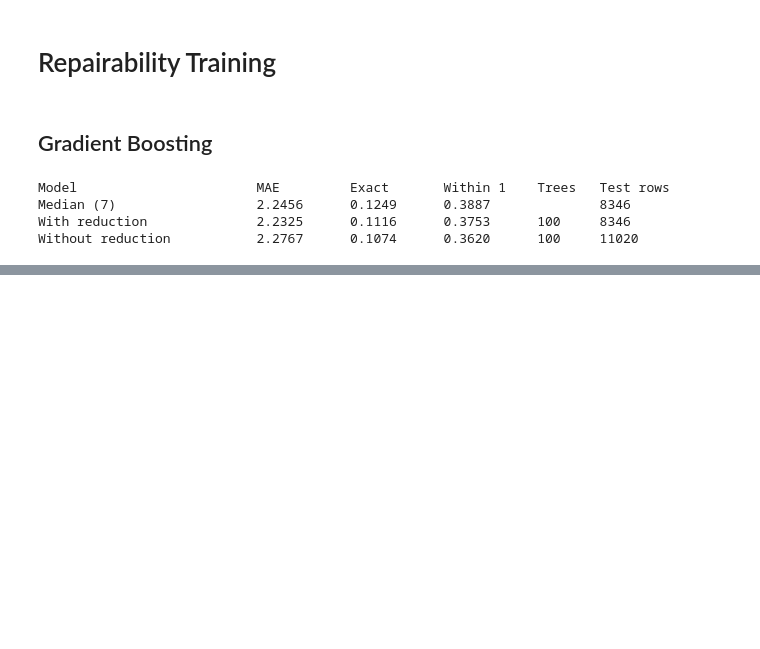
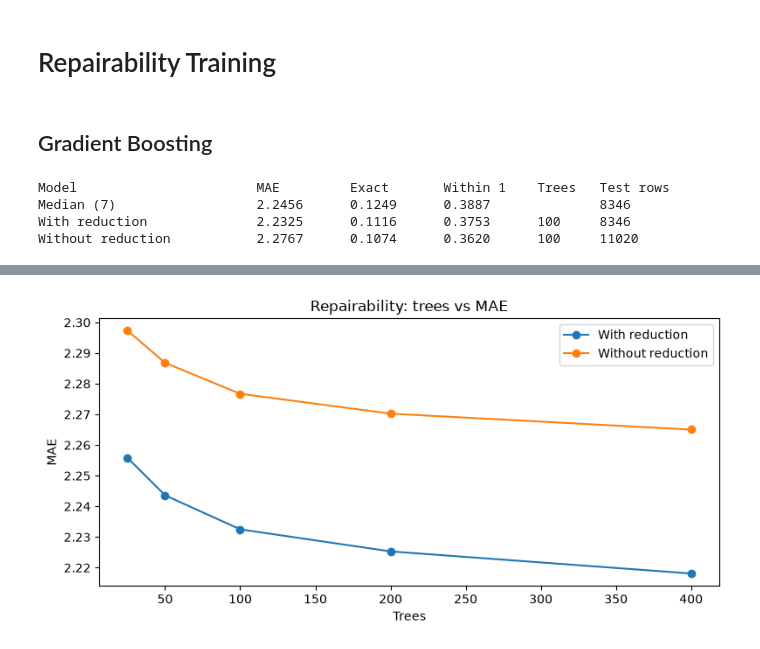
Before and after one commit to cdurepos/cos475-project1, a Jupyter notebook: notebooks/boost.ipynb, the cells around one changed output, grey strips where cells are left out. Drawn from its saved outputs; the diff is of its cells as text; code cells hidden in the pictures; blank space fills up the shorter version.

```diff
--- a/notebooks/boost.ipynb
+++ b/notebooks/boost.ipynb
@@ -342,0 +476,84 @@ Without reduction           2.2767      0.1074      0.3620      100     11020
+# %%
+from sklearn.ensemble import GradientBoostingRegressor
+from sklearn.preprocessing import OrdinalEncoder
+from sklearn.metrics import mean_absolute_error
+import matplotlib.pyplot as plt
+import pandas as pd
+
+# same splits and encoding as the regressor above
+N_TREES = [25, 50, 100, 200, 400]
+categorical = ['country', 'category', 'kind_of_product']
+
+splits = {
+    'With reduction': (train_reduced_score, test_reduced_score),
+    'Without reduction': (train_full_score, test_full_score),
+}
+
+print(f"{'Split':<22}{'Trees':<8}{'MAE':<12}{'Exact':<12}{'Within 1':<12}{'Test rows':<12}")
+
+scores = {label: [] for label in splits}
+best_repairability_reg = None
+for label, (train_df, test_df) in splits.items():
+    X_train = train_df.drop(columns='repairability')
+    X_test = test_df.drop(columns='repairability')
+
+    y_train = train_df['repairability']
+    y_test = test_df['repairability']
+    y_test_arr = y_test.to_numpy()
+
+    encoder = OrdinalEncoder(handle_unknown='use_encoded_value', unknown_value=-1)
+    X_train[categorical] = encoder.fit_transform(X_train[categorical])
+    X_test[categorical] = encoder.transform(X_test[categorical])
+
+    for n_trees in N_TREES:
+        prior = repairability_reg_at_100[label]
+        if n_trees == prior['n_trees']:
+            # repeat the 100-tree metrics from the fit above
+            mae = prior['mae']
+            exact = prior['exact']
+            within = prior['within']
+            split_name = prior['split_name']
+            out = prior['frame']
+        else:
+            model = GradientBoostingRegressor(n_estimators=n_trees, random_state=42)
+            model.fit(X_train, y_train)
+            pred = model.predict(X_test)
+            rounded = pd.Series(pred).clip(1, 10).round().astype(int).to_numpy()
+            mae = mean_absolute_error(y_test, pred)
+            exact = (rounded == y_test_arr).mean()
+            within = (abs(rounded - y_test_arr) <= 1).mean()
+            split_name = label.lower().replace(' ', '_')
+            out = test_df.drop(columns='repairability').copy()
+            out.insert(0, 'row_id', test_df.index)
+            out['y_true'] = y_test_arr
+            out['y_pred'] = pred
+            out['y_pred_rounded'] = rounded
+
+        scores[label].append(mae)
+
+        keep = best_repairability_reg is None or mae < best_repairability_reg[0] or (
+            mae == best_repairability_reg[0] and n_trees < best_repairability_reg[1]
+        )
+        if keep:
+            best_repairability_reg = (mae, n_trees, split_name, out)
+
+        print(
+            f"{label:<22}"
+            f"{n_trees:<8}"
+            f"{mae:<12.4f}"
+            f"{exact:<12.4f}"
+            f"{within:<12.4f}"
+            f"{len(test_df):<12}"
+        )
+
+
+fig, ax = plt.subplots(figsize=(8, 4))
+for label, series in scores.items():
+    ax.plot(N_TREES, series, marker='o', label=label)
+ax.set_xlabel('Trees')
+ax.set_ylabel('MAE')
+ax.set_title('Repairability: trees vs MAE')
+ax.legend()
+plt.tight_layout()
+plt.show()
+# %% [output]
@@ -342,0 +571 @@ Without reduction           2.2767      0.1074      0.3620      100     11020
+[figure, added]
```
Also changed, not shown: parts of 12 cells of this notebook.
